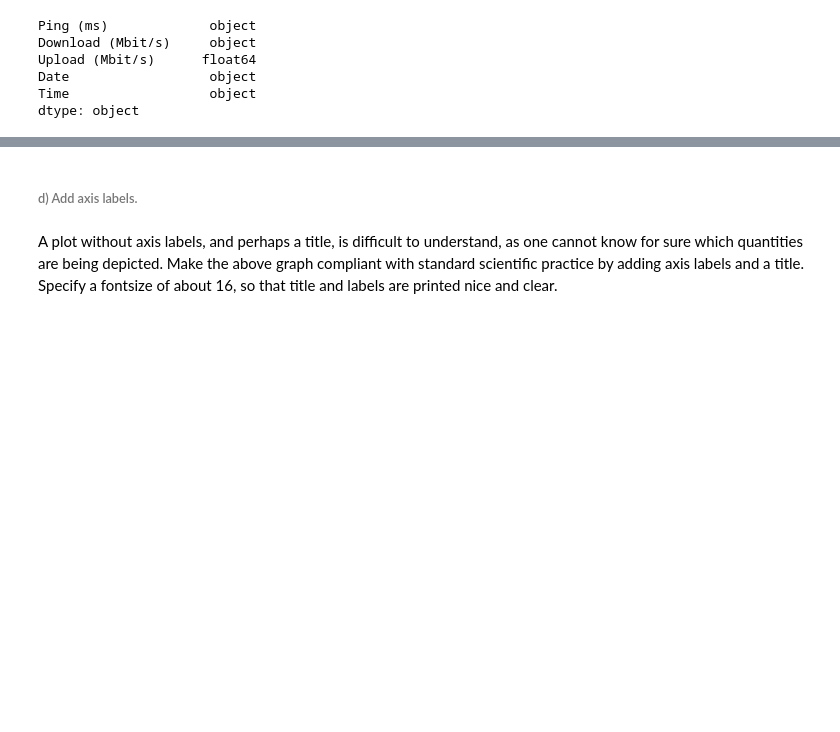
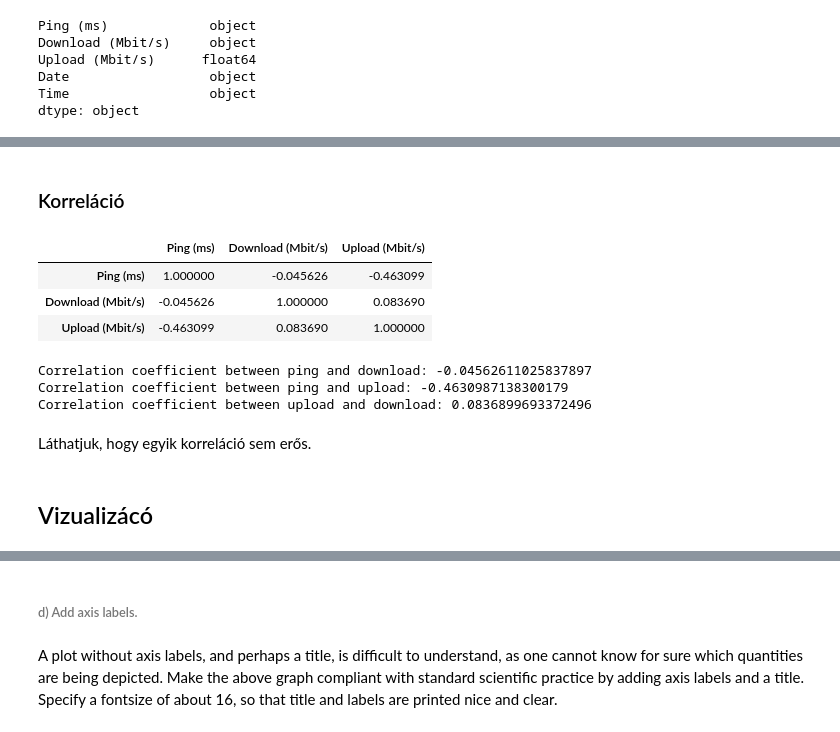
Before and after one commit to Valentinusz/elte-ik-bsc, a Jupyter notebook: 5/python/09/02_internet_speed.ipynb, the cells around one changed output, grey strips where cells are left out. Saved outputs shown, nothing was run; the diff lists cells and outputs as text; code cells hidden in the pictures; blank space fills up the shorter version.

```diff
--- a/5/python/09/02_internet_speed.ipynb
+++ b/5/python/09/02_internet_speed.ipynb
@@ -344,0 +220,23 @@ t = pd.to_datetime(df_clean['Time'])
+# %% [markdown]
+### Korreláció
+# %%
+df_corr = df.corr(numeric_only=True)
+df_corr
+# %% [output]
+|  | Ping (ms) | Download (Mbit/s) | Upload (Mbit/s) |
+| Ping (ms) | 1.000000 | -0.045626 | -0.463099 |
+| Download (Mbit/s) | -0.045626 | 1.000000 | 0.083690 |
+| Upload (Mbit/s) | -0.463099 | 0.083690 | 1.000000 |
+# %%
+corr = df_corr.values
+print('Correlation coefficient between ping and download: {}'.format(corr[0, 1]))
+print('Correlation coefficient between ping and upload: {}'.format(corr[0, 2]))
+print('Correlation coefficient between upload and download: {}'.format(corr[2, 1]))
+# %% [output]
+Correlation coefficient between ping and download: -0.04562611025837897
+Correlation coefficient between ping and upload: -0.4630987138300179
+Correlation coefficient between upload and download: 0.0836899693372496
+# %% [markdown]
+Láthatjuk, hogy egyik korreláció sem erős.
+# %% [markdown]
+## Vizualizácó
```
Also changed, not shown: parts of 93 cells of this notebook.
